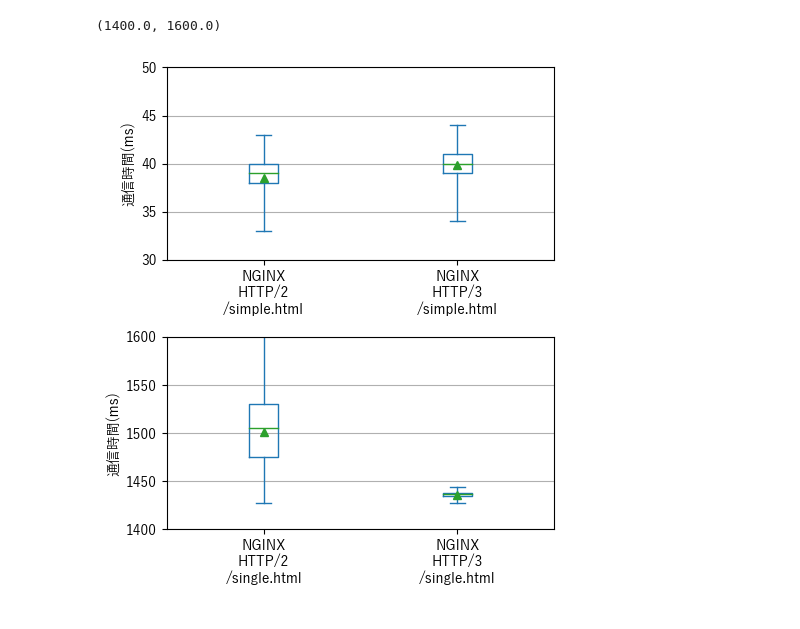
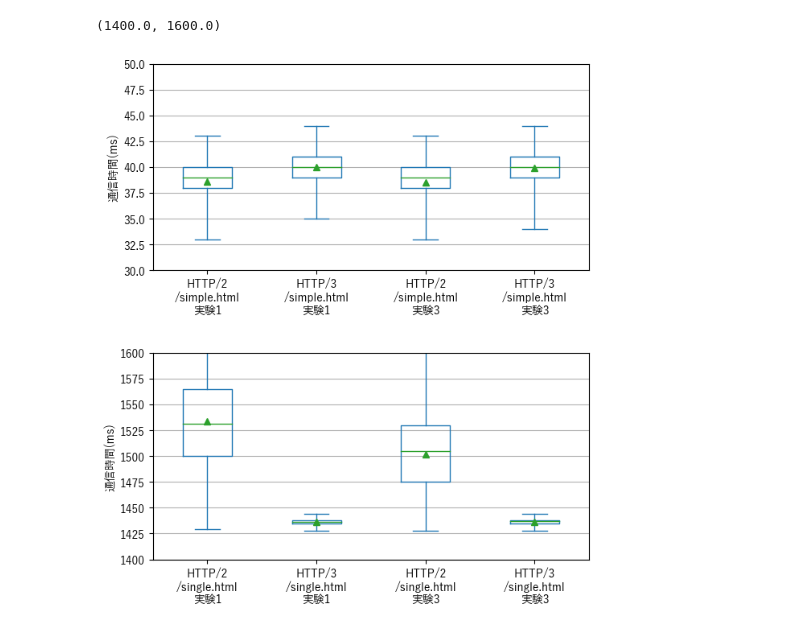
Before and after one commit to totto2727-org/puppeteer-http-protocol-tester, a Jupyter notebook: process/client-time-reverse.ipynb, the cells around one changed output. Saved outputs shown, nothing was run; the diff lists cells and outputs as text; code cells hidden in the pictures.

```diff
--- a/process/client-time-reverse.ipynb
+++ b/process/client-time-reverse.ipynb
@@ -5,6 +5,8 @@ import pandas as pd
 pd.set_option("display.width", 1000)
 # %%
 logs = [
+    "../log-simple-client1",
+    "../log-single-client1",
     "../log-simple-reverse1",
     "../log-single-reverse1",
 ]
@@ -63,18 +71,18 @@ def analyze(
 def compare(df: pd.DataFrame, descrives: pd.DataFrame, log: str):
     h2 = pd.read_json(log + "/h2-performances-processed.json")
     h3 = pd.read_json(log + "/h3-performances-prosessed.json")
-    # print()
-    # print(log)
-    # print("h2")
+    print(
+        h2["baseUnixTime"].max() - h2["baseUnixTime"].min(),
+        h3["baseUnixTime"].max() - h3["baseUnixTime"].min(),
+    )
     series_h2, result_h2 = analyze(h2, log, "h2")
-    df[f"{log}-h2"] = series_h2
     descrives = pd.concat([descrives, result_h2])
-    # print(result_h2)
-    # print("h3")
     series_h3, result_h3 = analyze(h3, log, "h3")
-    df[f"{log}-h3"] = series_h3
+    result = pd.concat([series_h2, series_h3], axis=1)
+    result.columns = [f"{log}-h2", f"{log}-h3"]
+    df = pd.concat([df, result], axis=1)
     descrives = pd.concat([descrives, result_h3])
-    # print(result_h3)
+
     return df, descrives
 # %%
 results = pd.DataFrame()
@@ -156,36 +180,44 @@ describe_filtered
 # %%
-fig, axes = plt.subplots(nrows=2, ncols=1, figsize=(5, 6))
+fig, axes = plt.subplots(nrows=2, ncols=1, figsize=(7, 8))
 plt.subplots_adjust(wspace=0.3, hspace=0.4)
 
 ploted = results[
     [
+        "../log-simple-client1-h2",
+        "../log-simple-client1-h3",
         "../log-simple-reverse1-h2",
         "../log-simple-reverse1-h3",
     ]
 ].copy()
 ploted.columns = [
-    "NGINX\nHTTP/2\n/simple.html",
-    "NGINX\nHTTP/3\n/simple.html",
+    "HTTP/2\n/simple.html\n実験1",
+    "HTTP/3\n/simple.html\n実験1",
+    "HTTP/2\n/simple.html\n実験3",
+    "HTTP/3\n/simple.html\n実験3",
 ]
 ploted = ploted.plot.box(ax=axes[0], showmeans=True, ylabel="通信時間(ms)", whis=[0, 100])
 ploted.grid(which="major", axis="y")
 # ploted.set_yticks([0, 50, 100, 150])
 ploted.set_ylim(30, 50)
 
 ploted = results[
     [
+        "../log-single-client1-h2",
+        "../log-single-client1-h3",
         "../log-single-reverse1-h2",
         "../log-single-reverse1-h3",
     ]
 ].copy()
 ploted.columns = [
-    "NGINX\nHTTP/2\n/single.html",
-    "NGINX\nHTTP/3\n/single.html",
+    "HTTP/2\n/single.html\n実験1",
+    "HTTP/3\n/single.html\n実験1",
+    "HTTP/2\n/single.html\n実験3",
+    "HTTP/3\n/single.html\n実験3",
 ]
 ploted = ploted.plot.box(ax=axes[1], showmeans=True, ylabel="通信時間(ms)", whis=[0, 100])
 ploted.grid(which="major", axis="y")
 # ploted.set_yticks([1400, 1500, 1600])
 ploted.set_ylim(1400, 1600)
 # %% [output]
 (1400.0, 1600.0)
-[figure, old version]
+[figure, new version]
```
Also changed, not shown: parts of 8 cells of this notebook, 18 other files.
